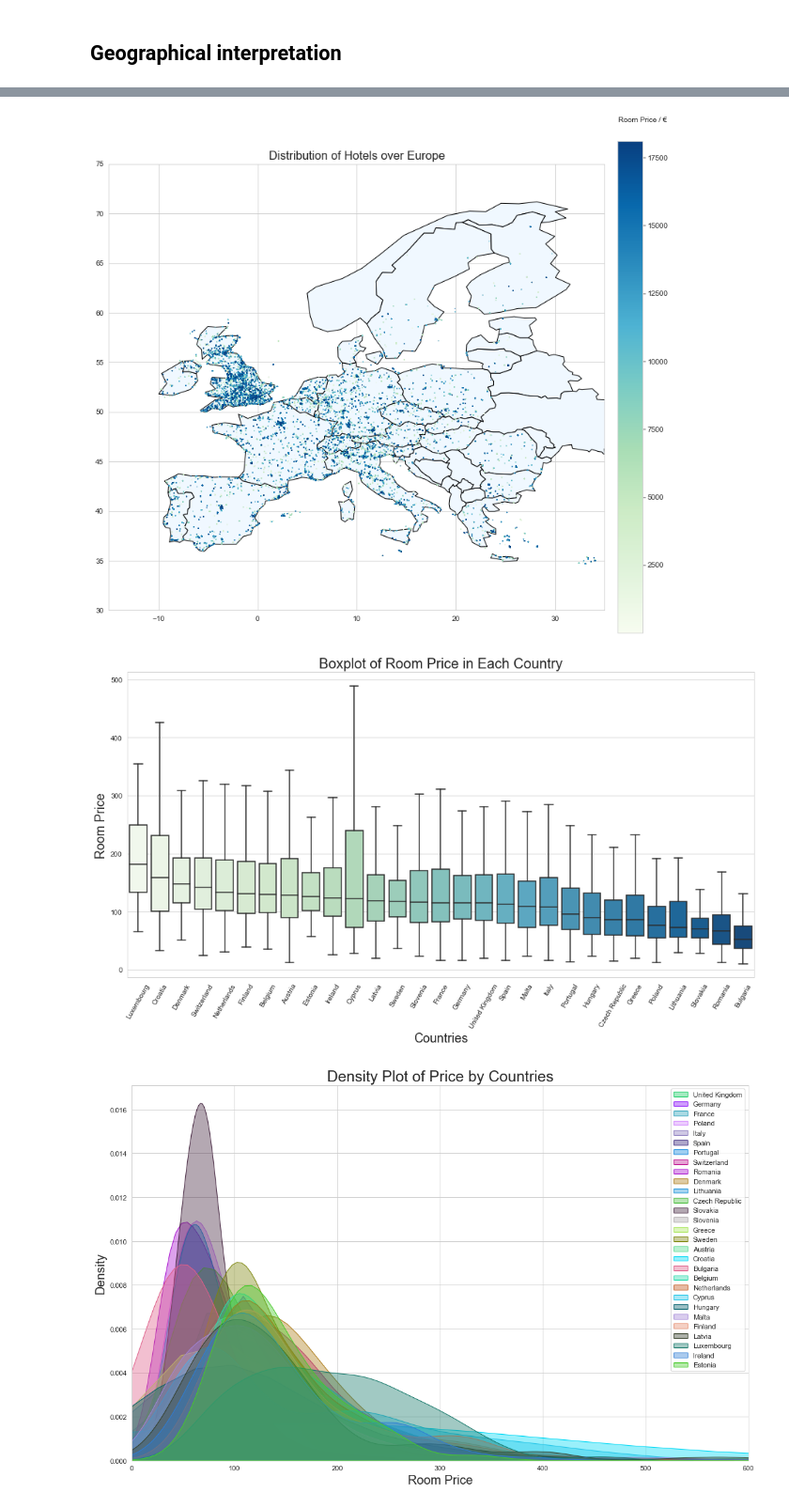
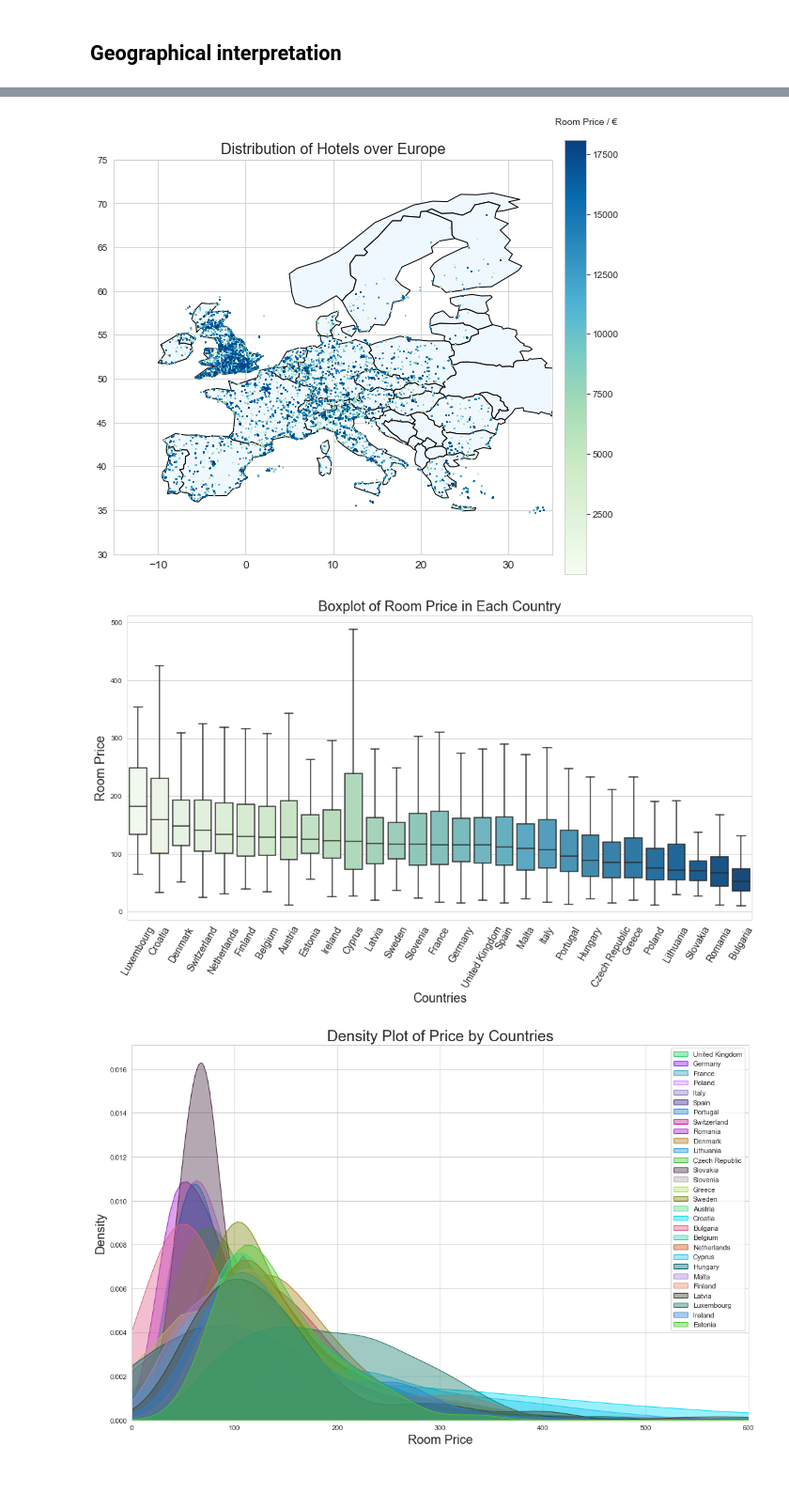
Before and after one commit to ChuyangXiao/Hotel-Room-Price-Estimation, a Jupyter notebook: Preprocessing and Data Exploration.ipynb, the cells around one changed output, grey strips where cells are left out. Shown at 94% size. Cells and saved outputs as stored; diff of their text form; code cells hidden in the pictures; blank space fills up the shorter version.

```diff
--- a/Preprocessing and Data Exploration.ipynb
+++ b/Preprocessing and Data Exploration.ipynb
@@ -40,7 +40,7 @@ df_attr = pd.read_csv('Data/Hotel_Room_attributes.csv')
 
 # df_price_min_max = pd.read_csv('Data/Hotel_price_min_max - Formula.csv')
 
-df_price = pd.read_csv('Data/Hotels_RoomPrice.csv')
+df_price = pd.read_csv('Data/Hotels_RoomPrice.csv.zip')
 # %%
 # drop the useless features
 df_details = df_details.drop(columns=['address', 'zipcode', 'url','curr'])
@@ -185,7 +195,7 @@ geometry = [Point(xy) for xy in zip(log_lat['longitude'], log_lat['latitude'])]
 gdf = GeoDataFrame(log_lat, geometry=geometry)
 
 
-ax = europe.plot(figsize=(13, 25), color='aliceblue', edgecolor='black')
+ax = europe.plot(figsize=(9, 25), color='aliceblue', edgecolor='black')
 
 # We can now plot our ``GeoDataFrame``.
 gdf.plot(ax=ax, c =df2['price'], cmap= 'GnBu',markersize=0.15)
@@ -211,34 +221,42 @@ plt.colorbar(sm,fraction=0.046, pad=0.025).set_label("Room Price / %s"%(u"\N{eur
                                                      y=1.05,
                                                      labelpad=-35)
 
+plt.xticks(fontsize= 12)
+
+plt.savefig('Fig/Fig 2.png')
+
 plt.show()
 # %% [output]
-[figure, old version]
+[figure, new version]
 # %%
 plt.figure(figsize=(16, 8))
 
 avg_cities = df2[['country','city','price']]
 
 # order the countries by their median price
 my_order = avg_cities.groupby(by=["country"])["price"].median().sort_values(ascending = False).index
 
 ax = sns.boxplot(x="country",
                  y="price",
                  palette="GnBu",
                  showfliers = False, # ignore the outliers to prevent the graph distortion
                  order=my_order,
                  data=avg_cities)
 
 plt.title("Boxplot of Room Price in Each Country",fontdict={'fontsize': 20})
 
 plt.xlabel('Countries', fontsize = 18)
 plt.ylabel('Room Price', fontsize = 18)
 
-plt.xticks(rotation = 60)
+plt.xticks(rotation = 60,
+           fontsize= 14)
+
+
+plt.savefig('Fig/Fig 3.png')
 
 plt.show()
 # %% [output]
-[figure, old version]
+[figure, new version]
 # %%
 avg_cities = avg_cities.drop(columns = 'city')
 # %%
```
Also changed, not shown: parts of 19 cells of this notebook, 25 other files.
